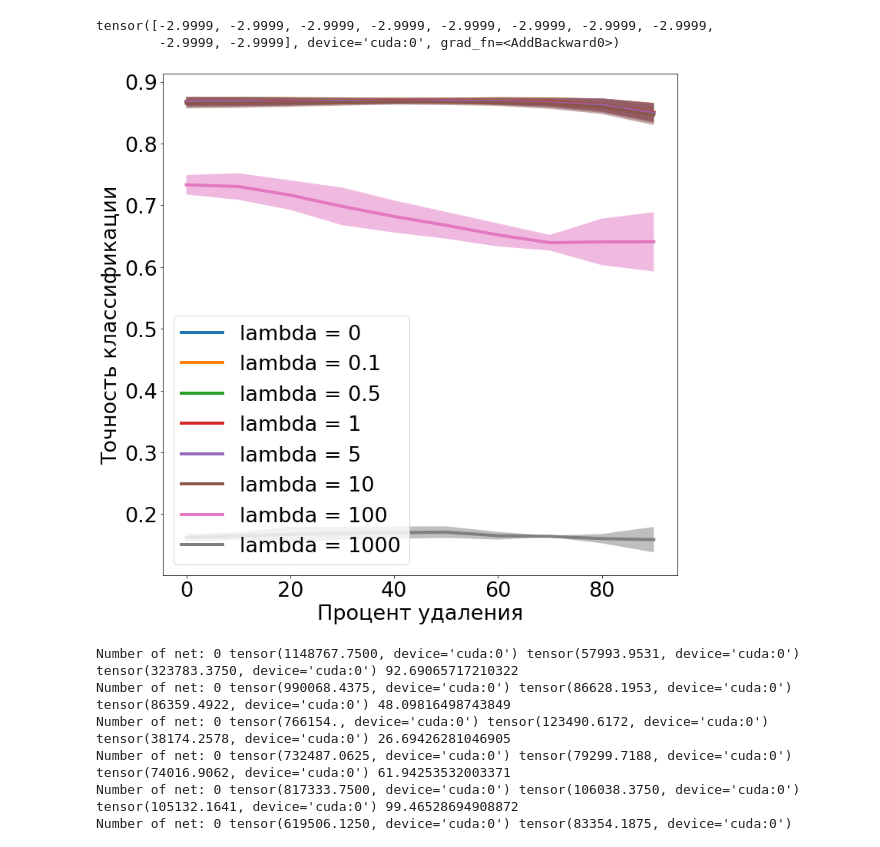
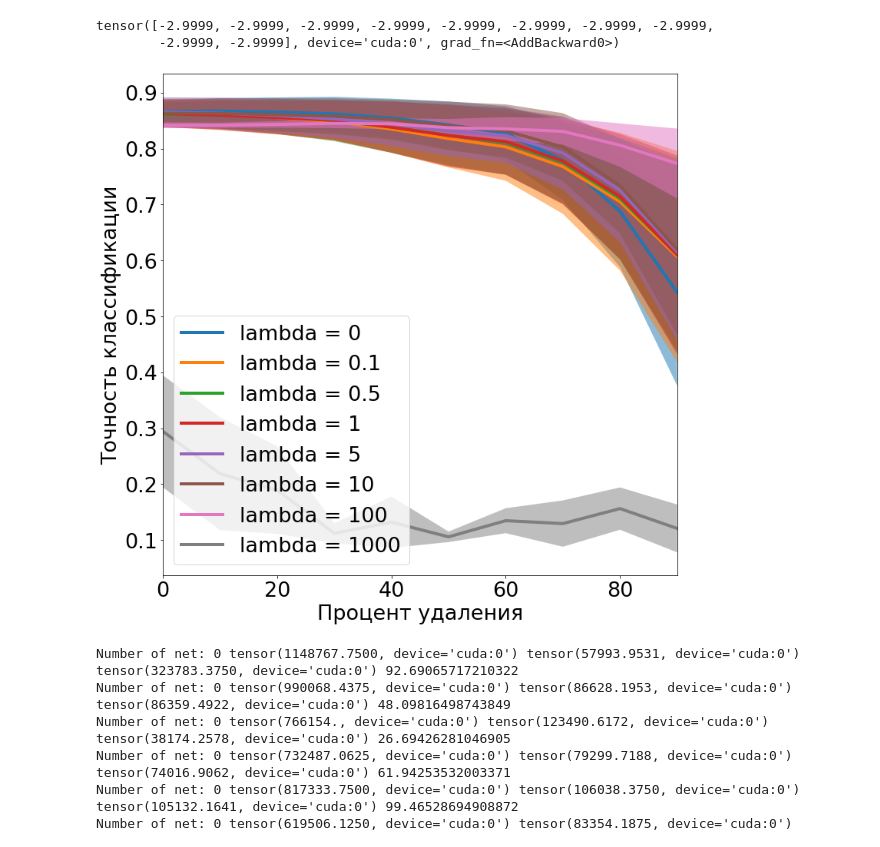
Before and after one commit to Intelligent-Systems-Phystech/2020-Project60, a Jupyter notebook: code/Torch_var_problems_hypernet.ipynb, the cells around one changed output. Cells and saved outputs as stored; diff of their text form; code cells hidden in the pictures.

```diff
--- a/code/Torch_var_problems_hypernet.ipynb
+++ b/code/Torch_var_problems_hypernet.ipynb
@@ -469,25 +469,26 @@ def delete_10(acc_delete, prune_coef, mu, sigma, nets, out):
 # %%
 def graph(acc_delete, lamb):
     proc = [0,10,20,30,40,50,60,70,80,90]
     plt.rcParams['figure.figsize'] = 12, 12
     plt.rcParams.update({'font.size': 27})
     plt.rc('lines', linewidth=4)
     for k, lam in enumerate(lamb):
         acc_delete_n = np.array(acc_delete[k])
         plt.plot(proc, np.mean(acc_delete_n, 1), label = 'lambda = {}'.format(str(lam)))
         # откладываем ошибку вокруг среднего, альфа - прозрачность линии
         plt.fill_between(proc, np.mean(acc_delete_n, 1)  + np.std(acc_delete_n, 1) , np.mean(acc_delete_n, 1) - np.std(acc_delete_n, 1) , alpha = 0.5 )
     plt.ylabel('Точность классификации', fontsize = 27)
     plt.xlabel('Процент удаления', fontsize = 27)
     plt.tick_params(axis='both', which='major', labelsize=27)
     plt.legend(loc='lower left')
-    plt.savefig('Hypernet_linear_lamn1_sn3+1')
+    plt.autoscale(enable=True, axis='x', tight=True)
+    plt.savefig('Hypernet_lowrank3 + 1')
     plt.show()
 
-acc_delete = load('Hypernet_linear_lamn1_sn3+1')
+acc_delete = load('lowrank3 + 1')
 graph(acc_delete, lamb)
 # %% [output]
-[figure, old version]
+[figure, new version]
 # %%
 # проверяем, что фокусов тут нет, удаляем оставшиеся 10%\
 def delete_last10():
```
Also changed, not shown: 9 other files.
